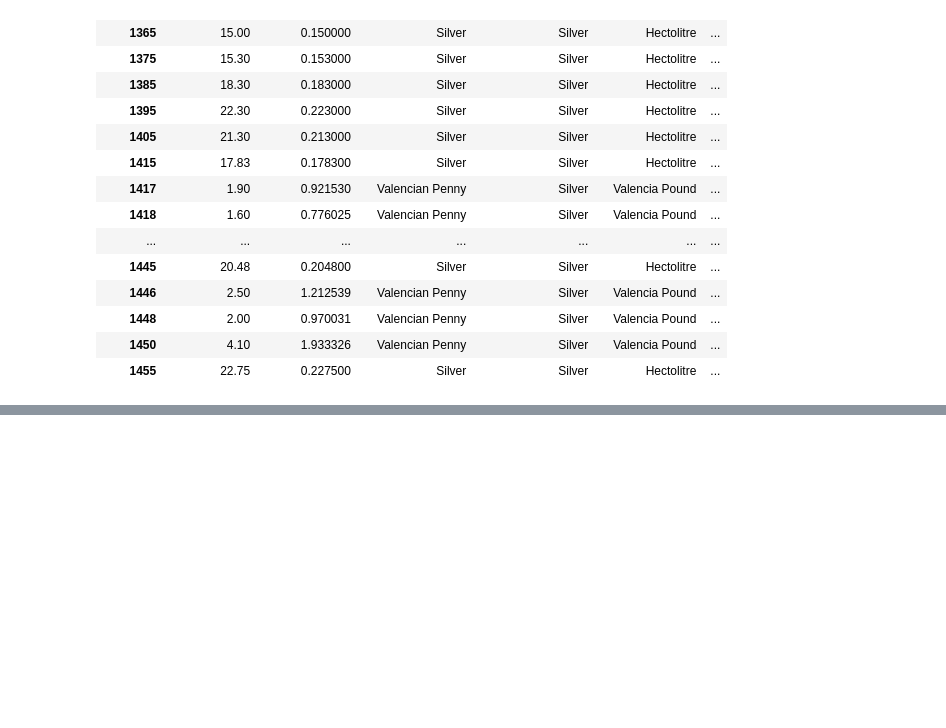
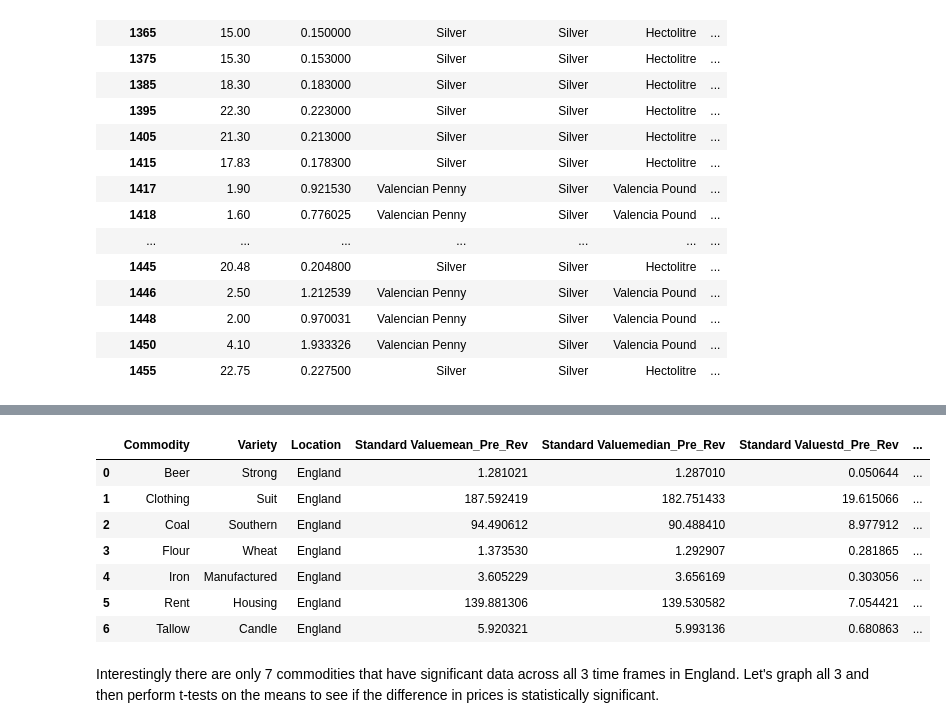
Before and after one commit to RileyKin/Kaggle-Allen-Unger-Global-Commodity-Prices, a Jupyter notebook: Global Commodity Prices.ipynb, the cells around one changed output, grey strips where cells are left out. Saved outputs shown, nothing was run; the diff lists cells and outputs as text; code cells hidden in the pictures; blank space fills up the shorter version.

```diff
--- a/Global Commodity Prices.ipynb
+++ b/Global Commodity Prices.ipynb
@@ -668,0 +547,12 @@ ttest_ind(pre_tallow, post_tallow), "{0:.0f}%".format((post_tallow.mean()/pre_ta
+# %%
+#Let's group the data by commodity, then variety and then by location.
+#We'll calculate the mean, median, standard deviation and count from the Standard Value.
+post_revolution2 = post_revolution.groupby(['Commodity','Variety','Location'], as_index=False).agg({'Standard Value':['mean', 'median', 'std', 'count']})
+
+#Let's hone in only on data which represents 75% of the 40 year period (or 30 years)
+post_revolution3 = post_revolution2[post_revolution2['Standard Value']['count']>=30]
+
+#columns.raval offers an easy way to get rid of the 2 levels of columns that show up from groupby
+#when we don't make the groupby into an index
+post_revolution3.columns = ["".join(x) for x in post_revolution3.columns.ravel()]
+post_revolution3.head()
@@ -668,0 +566,36 @@ ttest_ind(pre_tallow, post_tallow), "{0:.0f}%".format((post_tallow.mean()/pre_ta
+# %%
+#Merging the 3 dataframes into a single dataframe to find the commodities with adequate data
+#across all 3 time periods
+consol_df = pd.merge(pre_revolution3, ind_revolution3, on=['Commodity','Variety','Location'], how='inner', suffixes=('_Pre_Rev', '_Ind_Rev'))
+consol_df = pd.merge(consol_df, post_revolution3, on=['Commodity','Variety','Location'], how='inner', suffixes=('_Ind_Rev', '_Post_Rev'))
+# %%
+#renaming the columns to be more easily read
+consol_df = consol_df.rename(columns={'Commodity': 'Commodity',
+                                     'Variety': 'Variety',
+                                     'Location': 'Location',
+                                     'Standard Value_mean_Pre_Rev': 'Std_Val_Pre_Rev_mean',
+                                     'Standard Value_median_Pre_Rev': 'Std_Val_Pre_Rev_median',
+                                     'Standard Value_std_Pre_Rev': 'Std_Val_Pre_Rev_std',
+                                     'Standard Value_count_Pre_Rev': 'Std_Val_Pre_Rev_count',
+                                     'Standard Value_mean_Ind_Rev': 'Std_Val_Ind_Rev_mean',
+                                     'Standard Value_median_Ind_Rev': 'Std_Val_Ind_Rev_median',
+                                     'Standard Value_std_Ind_Rev': 'Std_Val_Ind_Rev_std',
+                                     'Standard Value_count_Ind_Rev': 'Std_Val_Ind_Rev_count',
+                                     'Standard Value_mean': 'Std_Val_Post_Rev_mean',
+                                     'Standard Value_median': 'Std_Val_Post_Rev_median',
+                                     'Standard Value_std': 'Std_Val_Post_Rev_std',
+                                     'Standard Value_count': 'Std_Val_Post_Rev_count'})
+
+#Let's look at the entire consolidated dataframe
+consol_df
+# %% [output]
+|  | Commodity | Variety | Location | Standard Valuemean_Pre_Rev | Standard Valuemedian_Pre_Rev | Standard Valuestd_Pre_Rev | ... |
+| 0 | Beer | Strong | England | 1.281021 | 1.287010 | 0.050644 | ... |
+| 1 | Clothing | Suit | England | 187.592419 | 182.751433 | 19.615066 | ... |
+| 2 | Coal | Southern | England | 94.490612 | 90.488410 | 8.977912 | ... |
+| 3 | Flour | Wheat | England | 1.373530 | 1.292907 | 0.281865 | ... |
+| 4 | Iron | Manufactured | England | 3.605229 | 3.656169 | 0.303056 | ... |
+| 5 | Rent | Housing | England | 139.881306 | 139.530582 | 7.054421 | ... |
+| 6 | Tallow | Candle | England | 5.920321 | 5.993136 | 0.680863 | ... |
+# %% [markdown]
+Interestingly there are only 7 commodities that have significant data across all 3 time frames in England. Let's graph all 3 and then perform t-tests on the means to see if the difference in prices is statistically significant.
```
Also changed, not shown: parts of 142 cells of this notebook.
